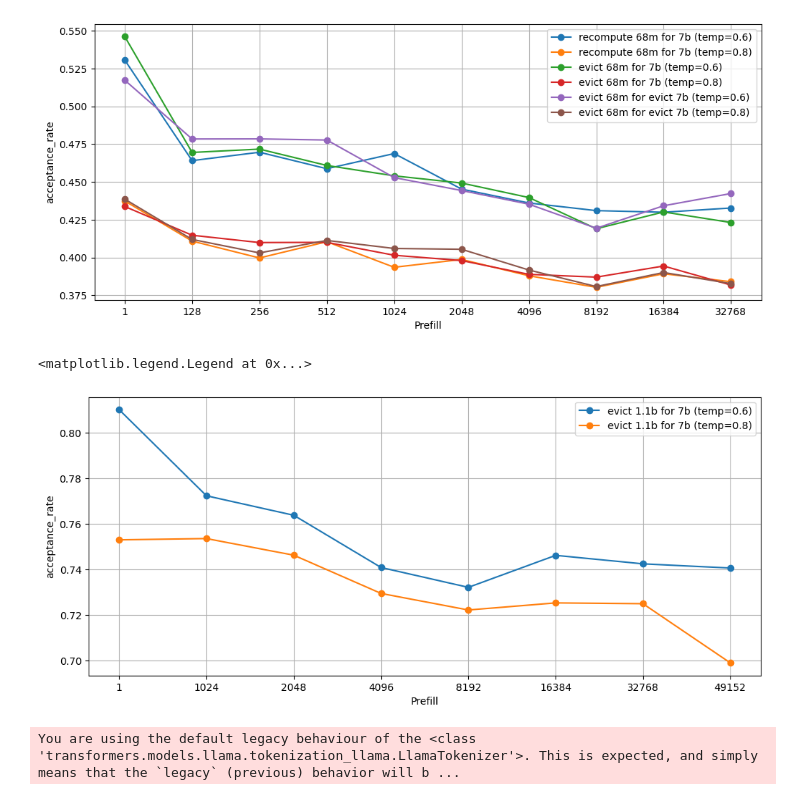
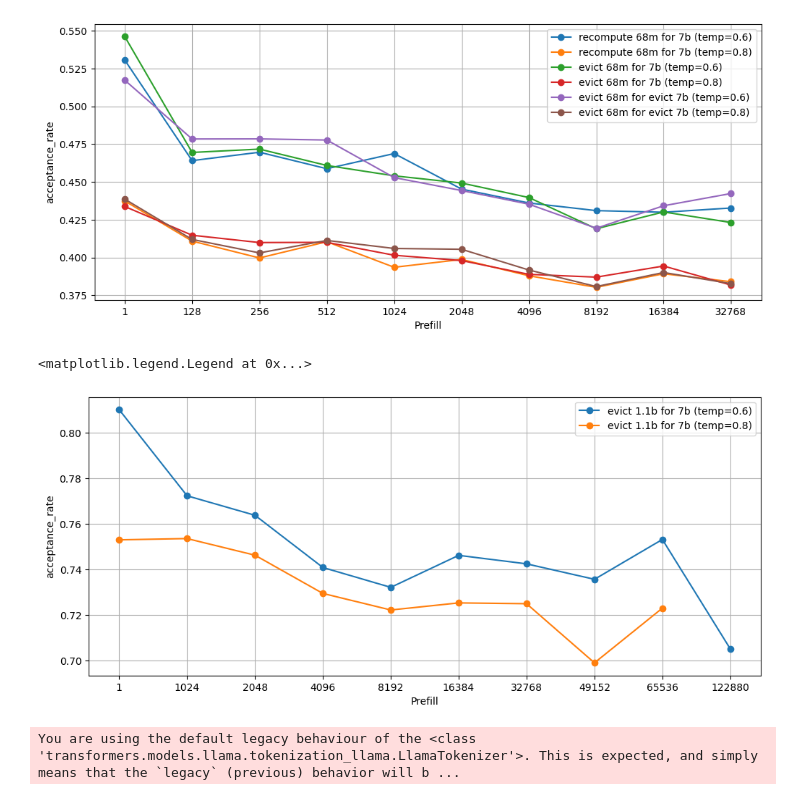
Before and after one commit to ranonrkm/TriForce-legacy, a Jupyter notebook: apps/plot.ipynb, the cells around one changed output. Drawn from its saved outputs; the diff is of its cells as text; code cells hidden in the pictures.

```diff
--- a/apps/plot.ipynb
+++ b/apps/plot.ipynb
@@ -277,36 +277,36 @@ import pandas as pd
 import matplotlib.pyplot as plt
 
 plt.figure(figsize=(12, 5))
 
-prefill_list = [1, 1024, 2048, 4096, 8192, 16384, 32768, 49152]
+prefill_list = [1, 1024, 2048, 4096, 8192, 16384, 32768, 49152, 65536, 122880]
 
 
-prefill = [1, 1024, 2048, 4096, 8192, 16384, 32768, 49152]
+prefill = [1, 1024, 2048, 4096, 8192, 16384, 32768, 49152, 65536, 122880]
 file_path = '/home/hanshis/workspace/LongContextInfer/test/report/L40_evict_streamllm.csv'
 df = pd.read_csv(file_path)
 df = df[df['draft'] == "TinyLlama/TinyLlama-1.1B-intermediate-step-1431k-3T"]
 y_list = []
 for p in prefill:
     table = df[df['prefill'] == p]
     table = table[table['temperature'] == 0.6]
     y_list.append(table['acceptance_rate'].mean())
 plt.plot([str(x) for x in prefill_list], y_list, marker='o', label='evict 1.1b for 7b (temp=0.6)')
 
 y_list = []
 for p in prefill:
     table = df[df['prefill'] == p]
     table = table[table['temperature'] == 0.8]
     y_list.append(table['acceptance_rate'].mean())
 plt.plot([str(x) for x in prefill_list], y_list, marker='o', label='evict 1.1b for 7b (temp=0.8)')
 
 plt.grid()
 plt.xlabel('Prefill')
 plt.ylabel('acceptance_rate')
 plt.title('')
 plt.legend()
 # %% [output]
 <matplotlib.legend.Legend at 0x...>
-[figure, old version]
+[figure, new version]
 # %%
 from transformers import AutoTokenizer, AutoModel
 
```
Also changed, not shown: 4 other files.
